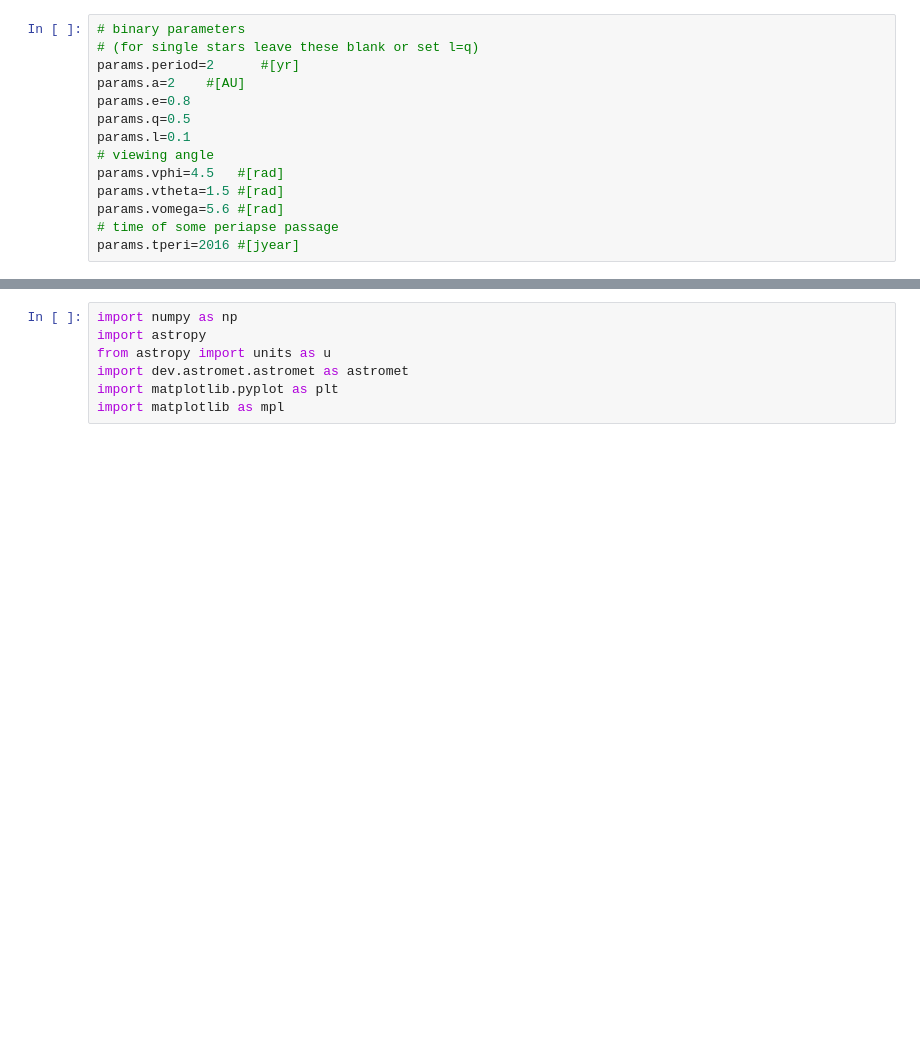
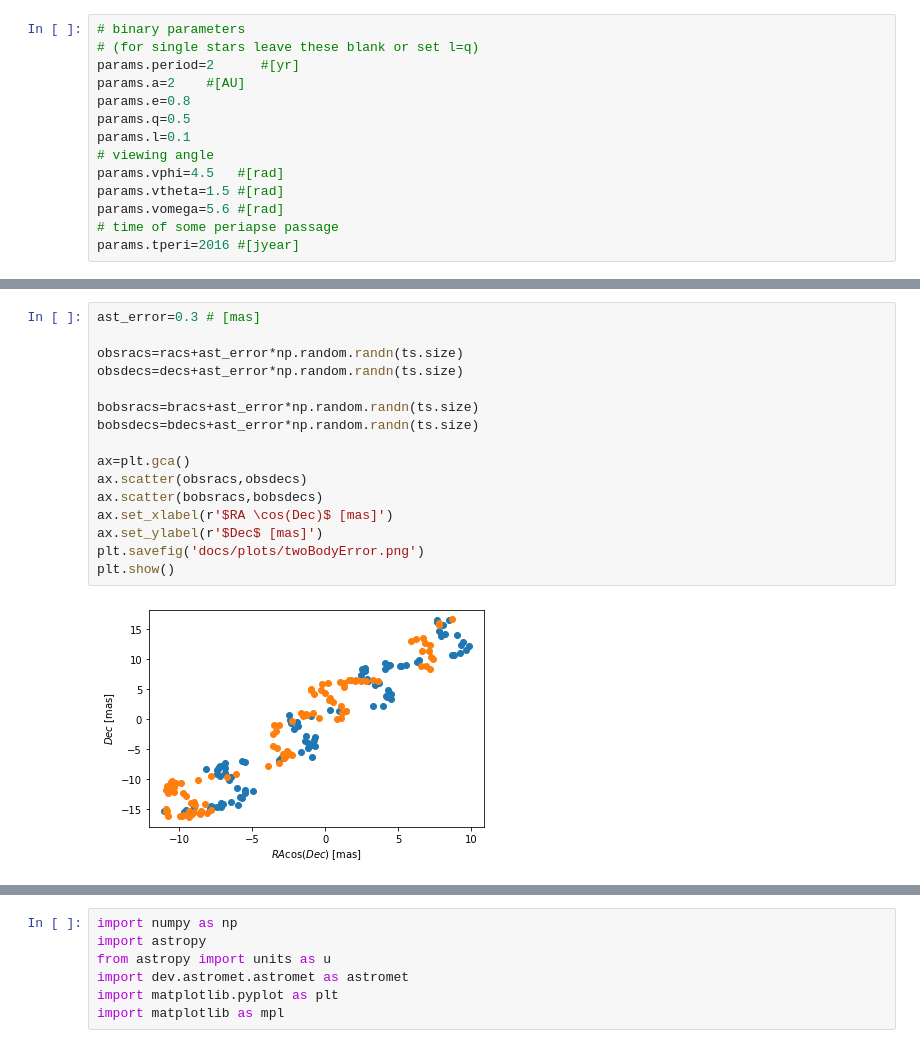
Before and after one commit to zpenoyre/astromet.py, a Jupyter notebook: example.ipynb, the cells around one changed output, grey strips where cells are left out. Drawn from its saved outputs; the diff is of its cells as text; blank space fills up the shorter version.

```diff
--- a/example.ipynb
+++ b/example.ipynb
@@ -63,0 +63,18 @@ plt.show()
+# %%
+ast_error=0.3 # [mas]
+
+obsracs=racs+ast_error*np.random.randn(ts.size)
+obsdecs=decs+ast_error*np.random.randn(ts.size)
+
+bobsracs=bracs+ast_error*np.random.randn(ts.size)
+bobsdecs=bdecs+ast_error*np.random.randn(ts.size)
+
+ax=plt.gca()
+ax.scatter(obsracs,obsdecs)
+ax.scatter(bobsracs,bobsdecs)
+ax.set_xlabel(r'$RA \cos(Dec)$ [mas]')
+ax.set_ylabel(r'$Dec$ [mas]')
+plt.savefig('docs/plots/twoBodyError.png')
+plt.show()
+# %% [output]
+[figure, added]
```
Also changed, not shown: parts of 7 cells of this notebook, 6 other files.
